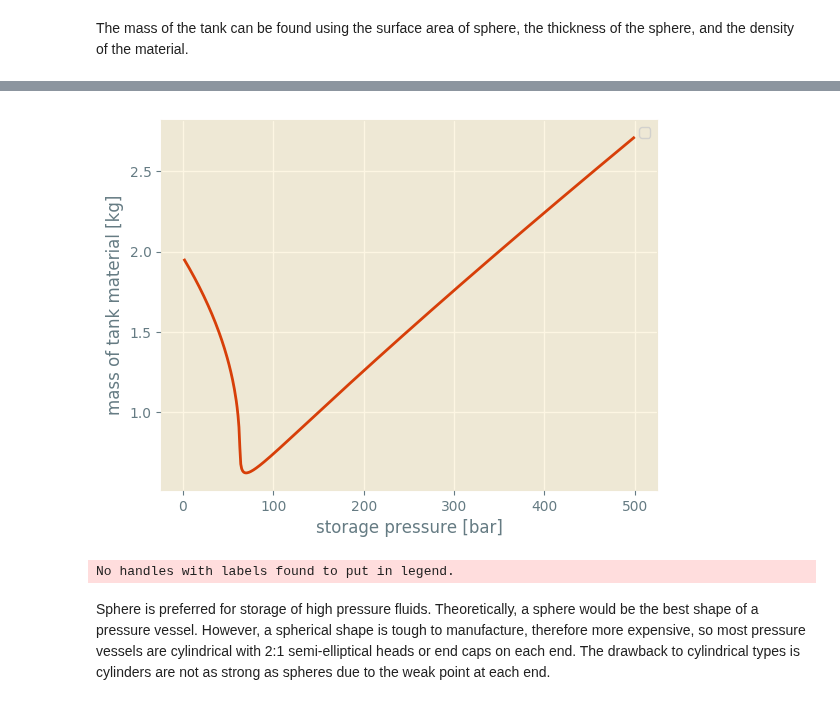
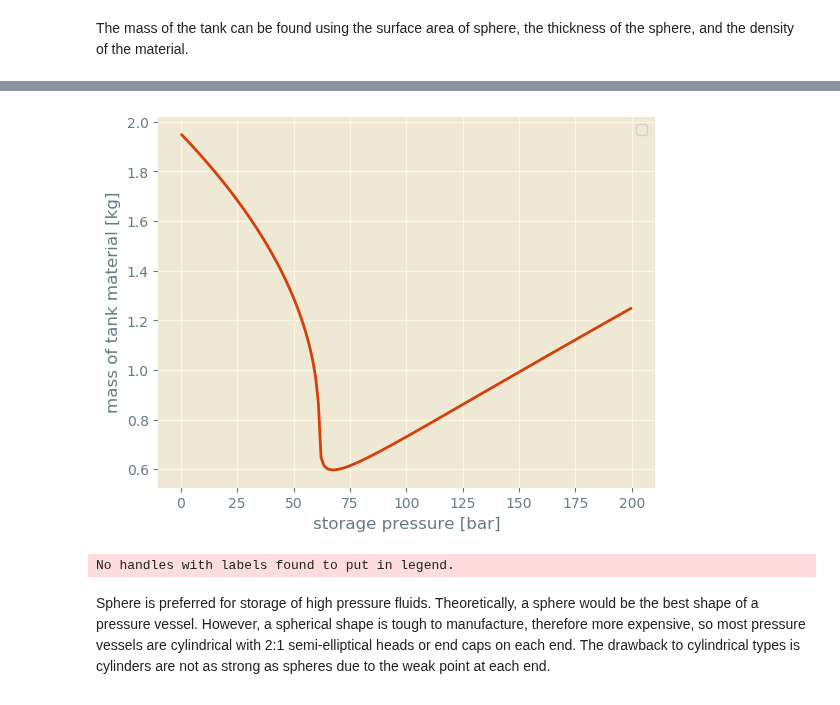
Before and after one commit to SimonEnsemble/PropellantStorage, a Jupyter notebook: Xe_Propellant_Storage.ipynb, the cells around one changed output, grey strips where cells are left out. Saved outputs shown, nothing was run; the diff lists cells and outputs as text; code cells hidden in the pictures.

Commit message:
Checking tank mass with mof

```diff
--- a/Xe_Propellant_Storage.ipynb
+++ b/Xe_Propellant_Storage.ipynb
@@ -23,7 +26,7 @@ const m_p = 1000 # mol
 # %% [output]
 1000
 # %%
-P = range(0.0, stop=500.0, length=501)[2:end] # bar
+P = 10 .^ range(-2.0, stop=log10(200.), length=501)#[2:end] # bar
 
 # ideal gas density
 ρ_ig = P / (R * T) # mol / m³
@@ -69,7 +72,7 @@ Volume of the tank must be equal to the volume of propellant (of course). This a
 
 $4/3 \pi  r ^ 3 = m_p / \rho_{vdw}$
 # %%
-r = (m_p * 3 ./ (4 * π * ρ_vdw)) .^ (1 / 3); # inner radius of tank (m)
+r = (N * 3 ./ (4 * π * ρ_vdw)) .^ (1 / 3); # inner radius of tank (m)
 # %% [markdown]
 Minimum wall thickness required to contain the pressure of supercritical fluid. Thickness is found using the free-body diagram of a spherical, thin-walled tank. By taking the force of the fluid over a cross-sectional area ($P \pi  r ^ 2$) set equal to the force of the tank walls over the circumference, including the yield strength and thickness of the wall ($2 \pi  r \sigma  t$). We then isolate $t$ to solve for the thickness.
 
@@ -85,14 +106,14 @@ m_tank = ρ_tank_material * 4 * π .* r .^ 2 .* t_tank_wall; # kg
 # %%
 figure()
 plot(P, m_tank, color=(215/255, 63/255, 9/255))
 xlabel("storage pressure [bar]")
 ylabel("mass of tank material [kg]")
 legend()
 # title("Xenon in Kevlar 49")
 show()
-savefig("Xenon van der Waals Gas in Pure Kevlar 49.pdf", format="pdf")
+#savefig("Xenon van der Waals Gas in Pure Kevlar 49.pdf", format="pdf")
 # %% [output]
-[figure, old version]
+[figure, new version]
 No handles with labels found to put in legend.
 # %% [markdown]
 Sphere is preferred for storage of high pressure fluids. Theoretically, a sphere would be the best shape of a pressure vessel. However, a spherical shape is tough to manufacture, therefore more expensive, so most pressure vessels are cylindrical with 2:1 semi-elliptical heads or end caps on each end. The drawback to cylindrical types is cylinders are not as strong as spheres due to the weak point at each end.
```
Also changed, not shown: parts of 38 cells of this notebook, 3 other files.
